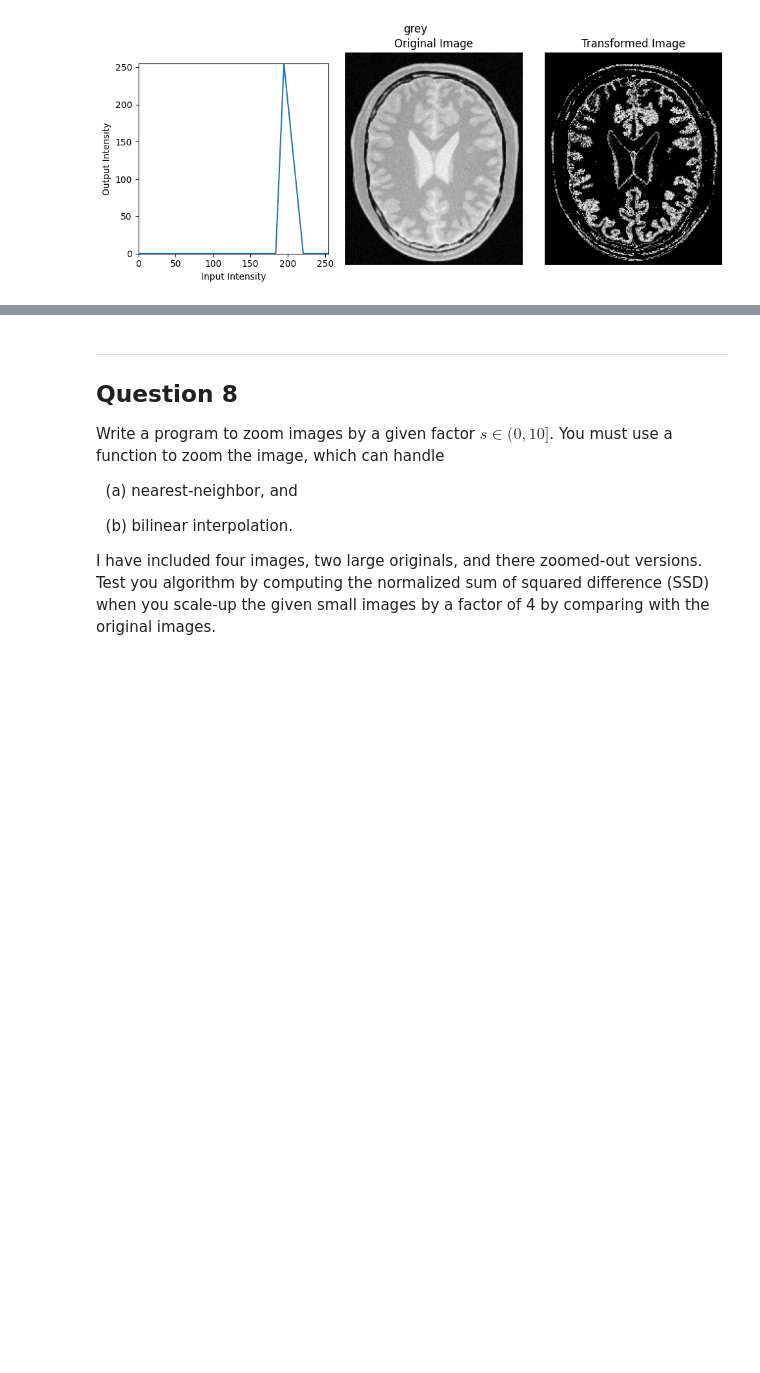
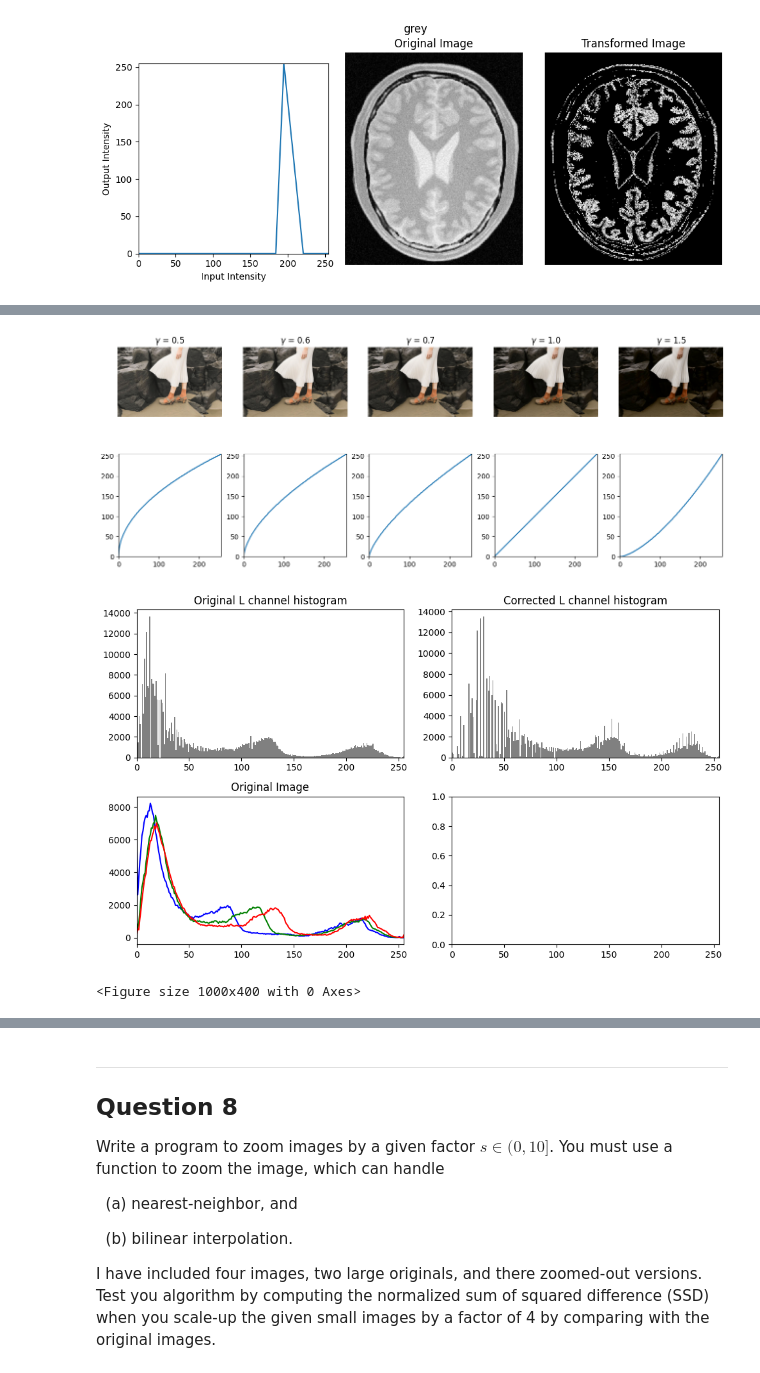
Before and after one commit to SasithIM/EN3160_IP_MV_Files, a Jupyter notebook: Assignment_1.ipynb, the cells around one changed output, grey strips where cells are left out. Cells and saved outputs as stored; diff of their text form; code cells hidden in the pictures; blank space fills up the shorter version.

```diff
--- a/Assignment_1.ipynb
+++ b/Assignment_1.ipynb
@@ -193,6 +193,55 @@ Consider the image shown in Fig. 3.<sup>1</sup>
 <img src="figures/fig3.png" width="300">
 <figcaption><em>Figure 3: Image for gamma correction.</em></figcaption>
 </figure>
+# %%
+img = cv.imread("figures/fig3.png", cv.IMREAD_COLOR)
+
+def gamma_lut(gamma):
+    """ create a lookup table for gamma correction """
+    return np.array([(i/255)**gamma * 255 for i in range(256)], dtype=np.uint8)
+
+def gamma_correction(img, gamma_lut):
+    """
+    Apply gamma correction to an image using a lookup table.
+    """
+    lab = cv.cvtColor(img, cv.COLOR_BGR2LAB)
+    l, a, b = cv.split(lab)
+    l = cv.LUT(l, gamma_lut)
+    lab = cv.merge([l, a, b])
+    return cv.cvtColor(lab, cv.COLOR_LAB2BGR)
+
+gammas = [ 0.5, 0.6, 0.7, 1.0, 1.5]
+fig, axes = plt.subplots(2, len(gammas), figsize=(16, 6))
+
+for j, gamma in enumerate(gammas):
+    lut = gamma_lut(gamma)
+    out = gamma_correction(img, lut)
+    axes[0,j].imshow(cv.cvtColor(out, cv.COLOR_BGR2RGB)); axes[0,j].set_title(f'$\\gamma$ = {gamma}'); axes[0,j].axis('off')
+    axes[1,j].plot(gamma_lut(gamma)); axes[1,j].set_xlim(0,255); axes[1,j].set_ylim(0,255); axes[1,j].set_aspect('equal')
+
+#choosing gamma=0.7 for the final image
+
+corrected = gamma_correction(img, gamma_lut(0.7))
+L0 = cv.split(cv.cvtColor(img, cv.COLOR_BGR2LAB))[0]
+L1 = cv.split(cv.cvtColor(corrected, cv.COLOR_BGR2LAB))[0]
+
+fig, axes = plt.subplots(2,2, figsize=(10, 6))
+axes[0,0].hist(L0.ravel(), bins=256, range=(0,255), color='gray')
+axes[0,0].set_title('Original L channel histogram')
+axes[0,1].hist(L1.ravel(), bins=256, range=(0,255), color='gray')
+axes[0,1].set_title('Corrected L channel histogram')
+
+for ax, img, title in [(axes[1,0], img, 'Original Image'), (axes[1,1], corrected, 'Gamma Corrected Image')]:
+    for i, c in enumerate('bgr'):
+        ax.plot(cv.calcHist([img], [i], None, [256], [0, 256]), color=c, label=f'{c.upper()} channel')
+    ax.set_title(title)
+    for ax in axes.ravel():
+        ax.set_xlim(0, 255)
+    img_show()
+# %% [output]
+[figure, added]
+[figure, added]
+<Figure size 1000x400 with 0 Axes>
 # %% [markdown]
 ---
 ## Question 4
```
